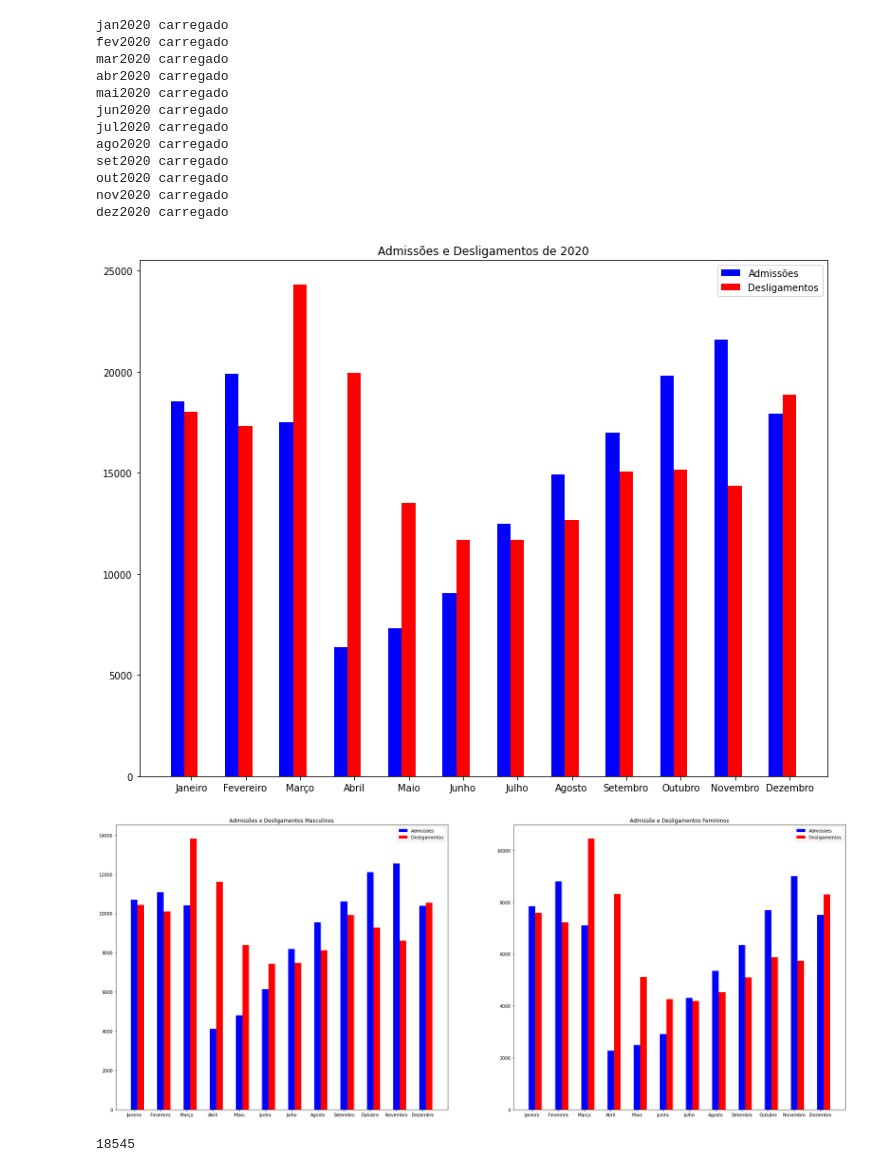
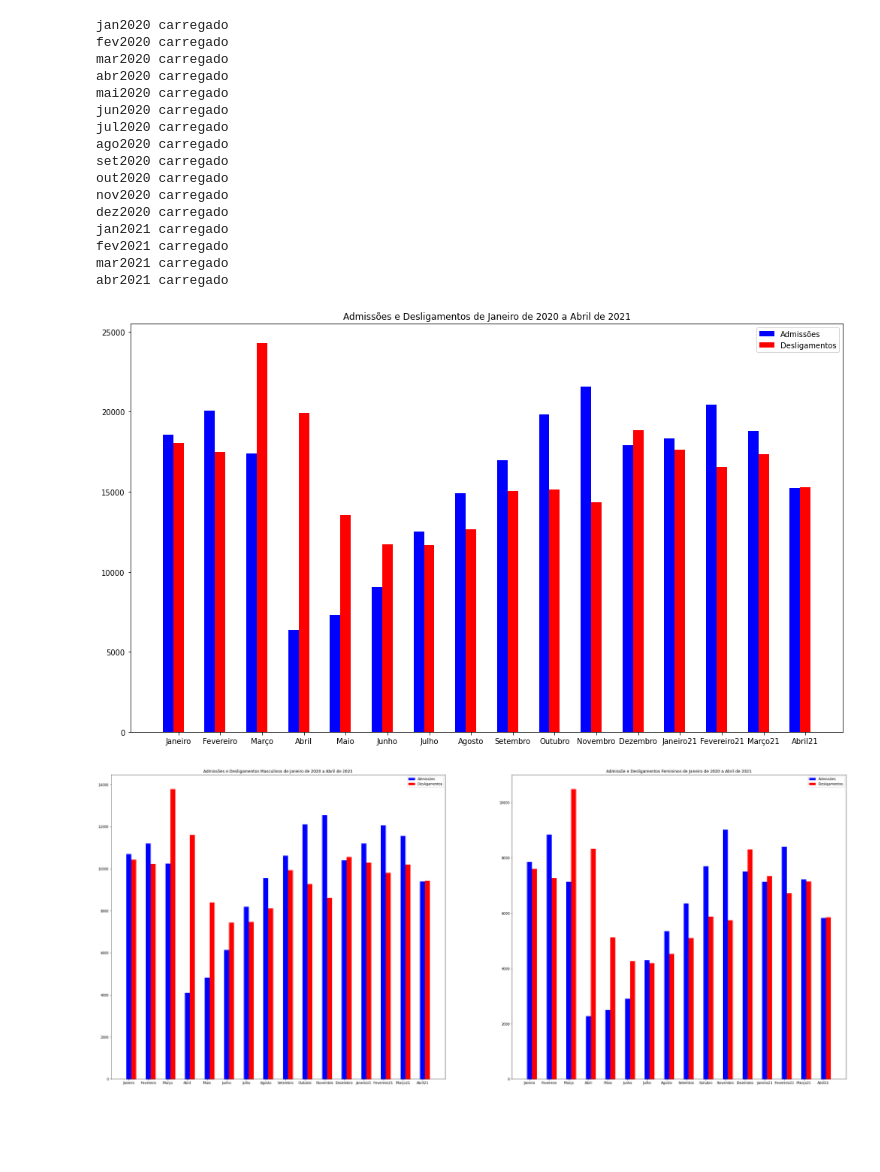
Before and after one commit to MarcospsDonizete/Analise_De_Empregabilidade, a Jupyter notebook: Caged.ipynb, the cells around one changed output. Drawn from its saved outputs; the diff is of its cells as text; code cells hidden in the pictures; blank space fills up the shorter version.

```diff
--- a/Caged.ipynb
+++ b/Caged.ipynb
@@ -99,6 +107,18 @@ print("nov2020 carregado")
 dez2020 = pd.read_csv("./Base de Dados/CAGEDMOV202012.txt",delimiter=';', encoding='utf-8')
 dez2020 = arrumaDb(dez2020, dic)
 print("dez2020 carregado")
+jan2021 = pd.read_csv("./Base de Dados/CAGEDMOV202101.txt",delimiter=';', encoding='utf-8')
+jan2021 = arrumaDb(jan2021, dic)
+print("jan2021 carregado")
+fev2021 = pd.read_csv("./Base de Dados/CAGEDMOV202102.txt",delimiter=';', encoding='utf-8')
+fev2021 = arrumaDb(fev2021, dic)
+print("fev2021 carregado")
+mar2021 = pd.read_csv("./Base de Dados/CAGEDMOV202103.txt",delimiter=';', encoding='utf-8')
+mar2021 = arrumaDb(mar2021, dic)
+print("mar2021 carregado")
+abr2021 = pd.read_csv("./Base de Dados/CAGEDMOV202104.txt",delimiter=';', encoding='utf-8')
+abr2021 = arrumaDb(abr2021, dic)
+print("abr2021 carregado")
 # %% [output]
 jan2020 carregado
 fev2020 carregado
@@ -112,35 +132,39 @@ set2020 carregado
 out2020 carregado
 nov2020 carregado
 dez2020 carregado
+jan2021 carregado
+fev2021 carregado
+mar2021 carregado
+abr2021 carregado
 # %%
-mesesDF = [jan2020,fev2020,mar2020,abr2020,mai2020,jun2020,jul2020,ago2020,set2020,out2020,nov2020,dez2020]
+mesesDF = [jan2020,fev2020,mar2020,abr2020,mai2020,jun2020,jul2020,ago2020,set2020,out2020,nov2020,dez2020,jan2021,fev2021,mar2021,abr2021]
 admi=[]
 desl=[]
 for index in range(len(mesesDF)):
     admi.append(pesquisaQuant(mesesDF[index],"Admissão","tipomovimentação"))
     desl.append(pesquisaQuant(mesesDF[index],"Desligamento","tipomovimentação"))
 # %%
-fig, (tx1) = plt.subplots(figsize=(13,10))
-meses = ['Janeiro','Fevereiro','Março','Abril','Maio','Junho','Julho','Agosto','Setembro','Outubro','Novembro','Dezembro']
+fig, (tx1) = plt.subplots(figsize=(17,10))
+meses = ['Janeiro','Fevereiro','Março','Abril','Maio','Junho','Julho','Agosto','Setembro','Outubro','Novembro','Dezembro','Janeiro21','Fevereiro21','Março21','Abril21']
 
 # Cria eixo x para produto A e produto B com uma separação de 0.25 entre as barras
 x1 =  np.arange(len(admi))
 x2 = [x + 0.25 for x in x1]
 
 # Plota as barras
 plt.bar(x1, admi, width=0.25, label = 'Admissões', color = 'blue')
 plt.bar(x2, desl, width=0.25, label = 'Desligamentos', color = 'red')
 
 # coloca o nome dos meses como label do eixo x
 plt.xticks([x + 0.25 for x in range(len(admi))], meses)
 
 # inseri uma legenda no gráfico
 plt.legend()
 
-plt.title("Admissões e Desligamentos de 2020")
+plt.title("Admissões e Desligamentos de Janeiro de 2020 a Abril de 2021")
 plt.show()
 # %% [output]
-[figure, old version]
+[figure, new version]
 # %%
 admiH=[]
 deslH=[]
@@ -152,7 +176,7 @@ for index in range(len(mesesDF)):
     admiM.append(pesquisaQuant(mesesDF[index],["Admissão","Mulher"],["tipomovimentação","sexo"]))
     deslM.append(pesquisaQuant(mesesDF[index],["Desligamento","Mulher"],["tipomovimentação","sexo"]))
 # %%
-fig, (ax1, ax2) = plt.subplots(1, 2, figsize=(30,12))
+fig, (ax1, ax2) = plt.subplots(1, 2, figsize=(40,17))
 
 # Cria eixo x para x1 e x2 com uma separação de 0.25 entre as barras
 x1H = np.arange(len(admiH))
@@ -171,12 +195,8 @@ ax2.bar(x2M, deslM, width=0.25, label = 'Desligamentos', color = 'red')
 ax1.legend()
 ax2.legend()
 
-ax1.set(title="Admissões e Desligamentos Masculinos")
-ax2.set(title="Admissõe e Desligamentos Femininos")
+ax1.set(title="Admissões e Desligamentos Masculinos de Janeiro de 2020 a Abril de 2021")
+ax2.set(title="Admissõe e Desligamentos Femininos de Janeiro de 2020 a Abril de 2021")
 plt.show()
 # %% [output]
-[figure, old version]
+[figure, new version]
-# %%
-jan2020.query('tipomovimentação =="Admissão"')['tipomovimentação'].count()
-# %% [output]
-18545
```
Also changed, not shown: parts of 8 cells of this notebook, 1 other file.
